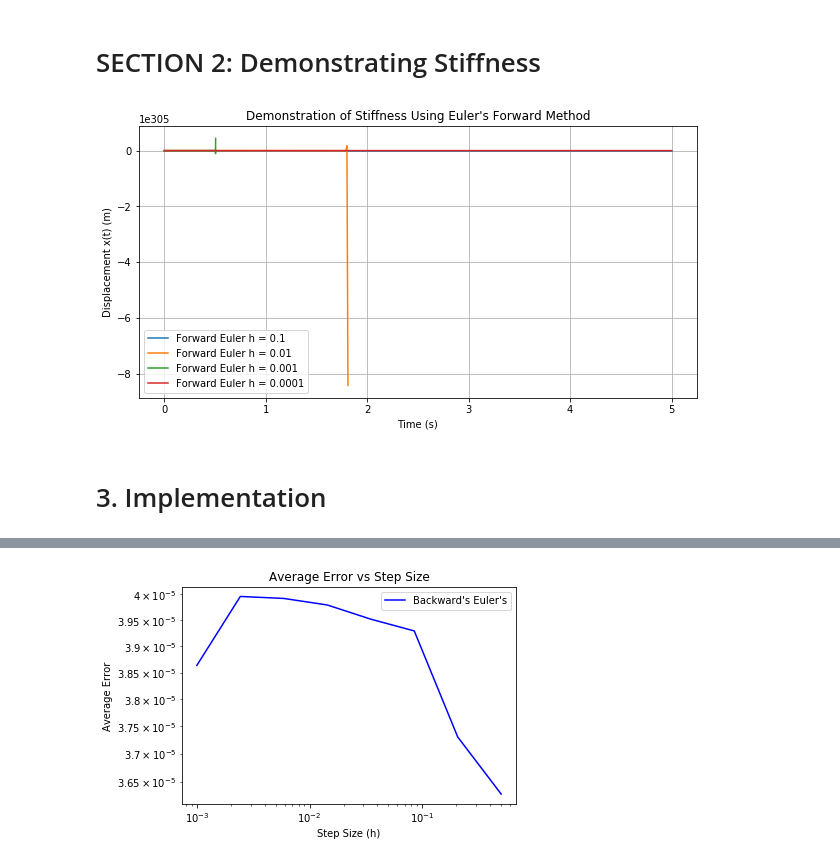
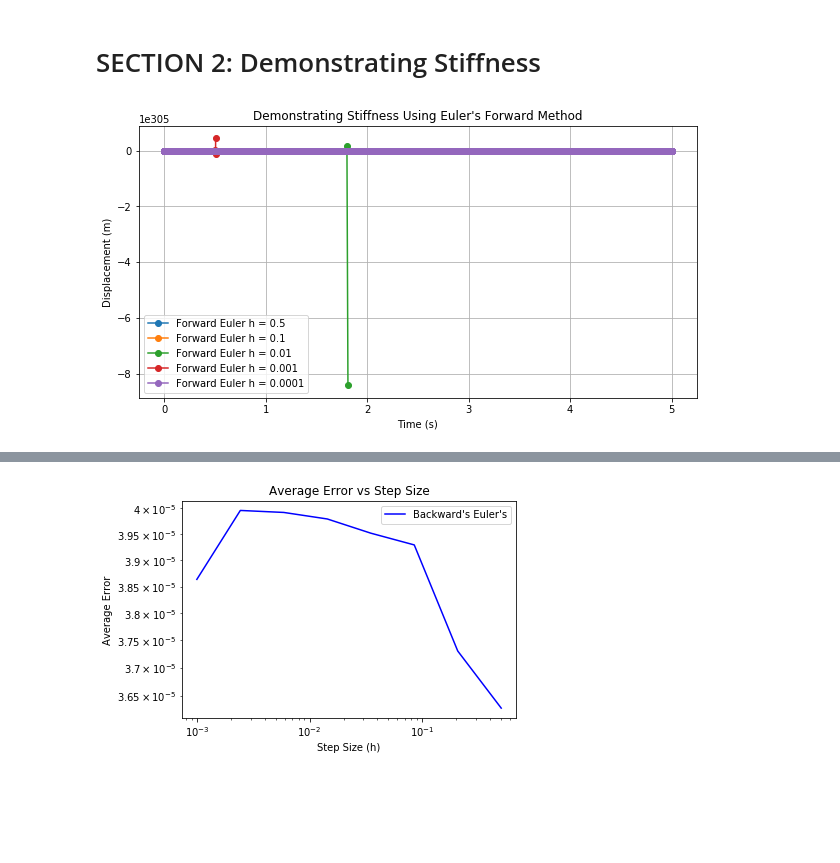
Before and after one commit to karthikgunaseelan/coe311k, a Jupyter notebook: COE Final/Gunaseelan_Karthik_COE311K_FinalProjectPart2.ipynb, the cells around one changed output, grey strips where cells are left out. Cells and saved outputs as stored; diff of their text form; code cells hidden in the pictures; blank space fills up the shorter version.

```diff
--- a/COE Final/Gunaseelan_Karthik_COE311K_FinalProjectPart2.ipynb
+++ b/COE Final/Gunaseelan_Karthik_COE311K_FinalProjectPart2.ipynb
@@ -38,10 +43,10 @@ import numpy as np
 import matplotlib.pyplot as plt
 
 # Parameters
-t_start = 0 # Intial time (s)
-t_end = 5 # Final time (s)
-x_start = 1.0 # Intial position (m)
-h_values = [0.1, 0.01, 0.001, 0.0001] # Step sizes
+t0 = 0 # Intial time (s)
+tf = 3 # Final time (s)
+x0 = 1.0 # Intial position (m)
+h_values = [.5, 0.1, 0.01, 0.001, 0.0001] # Step sizes
 
 # Function representing dx/dt = -5000x + 0.002sin(t)
 def f(t, x):
@@ -65,20 +70,18 @@ def forward_euler(f, x_start, t_start, t_end, h):
 # %%
 # Plot Forward Euler to demonstrate stiffness
 
 plt.figure(figsize=(10, 5))
 
 for h in h_values:
 
     t_values, x_values = forward_euler_method(h, t_start, t_end, x_0)
-    plt.plot(t_values, x_values, label=f'Forward Euler h = {h}')
+    plt.plot(t_values, x_values, 'o-', label=f'Forward Euler h = {h}')
 
 plt.xlabel('Time (s)')
-plt.ylabel('Displacement x(t) (m)')
-plt.title("Demonstration of Stiffness Using Euler's Forward Method")
+plt.ylabel('Displacement (m)')
+plt.title("Demonstrating Stiffness Using Euler's Forward Method")
 plt.legend()
 plt.grid(True)
 plt.show()
 # %% [output]
-[figure, old version]
+[figure, new version]
-# %% [markdown]
-# 3. Implementation
```
Also changed, not shown: parts of 26 cells of this notebook, 1 other file.
